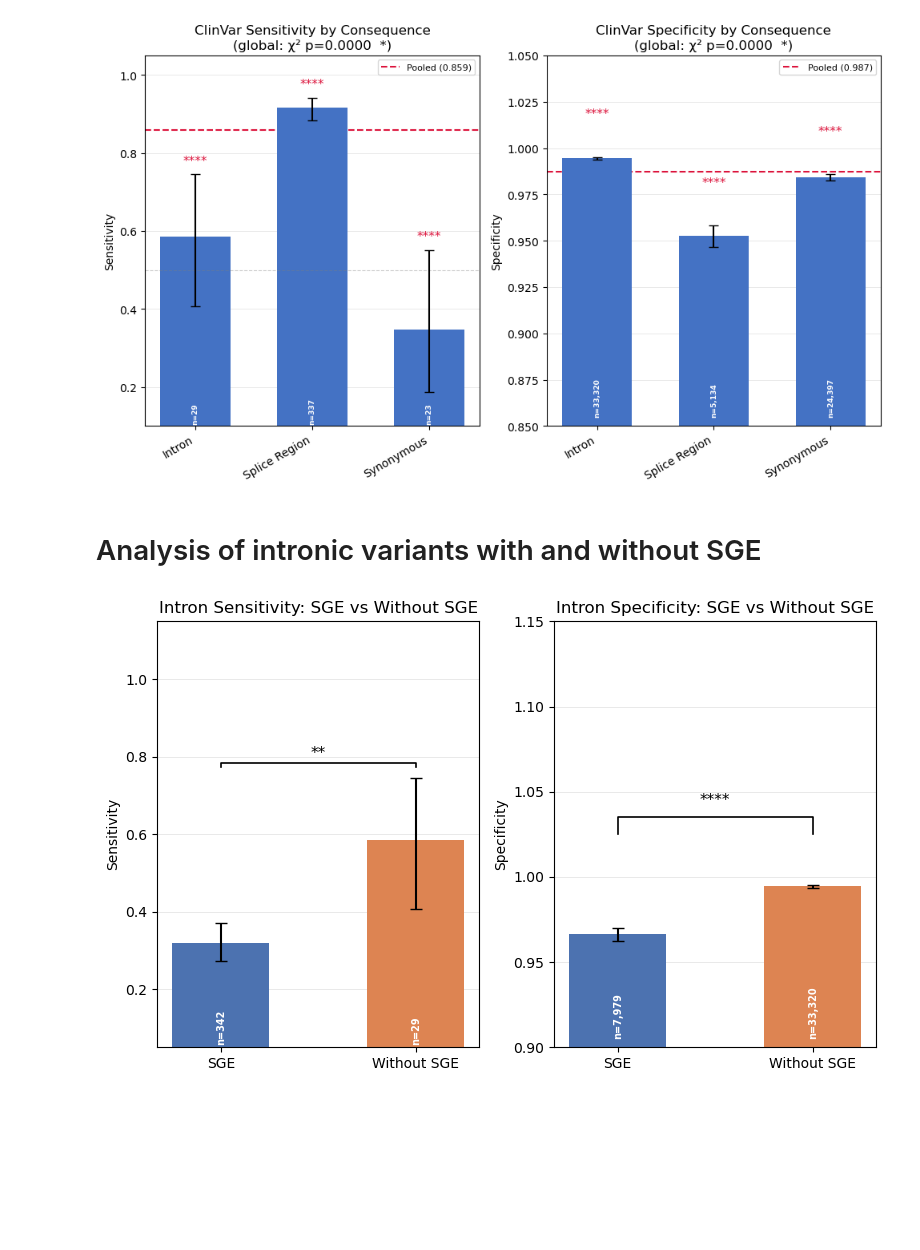
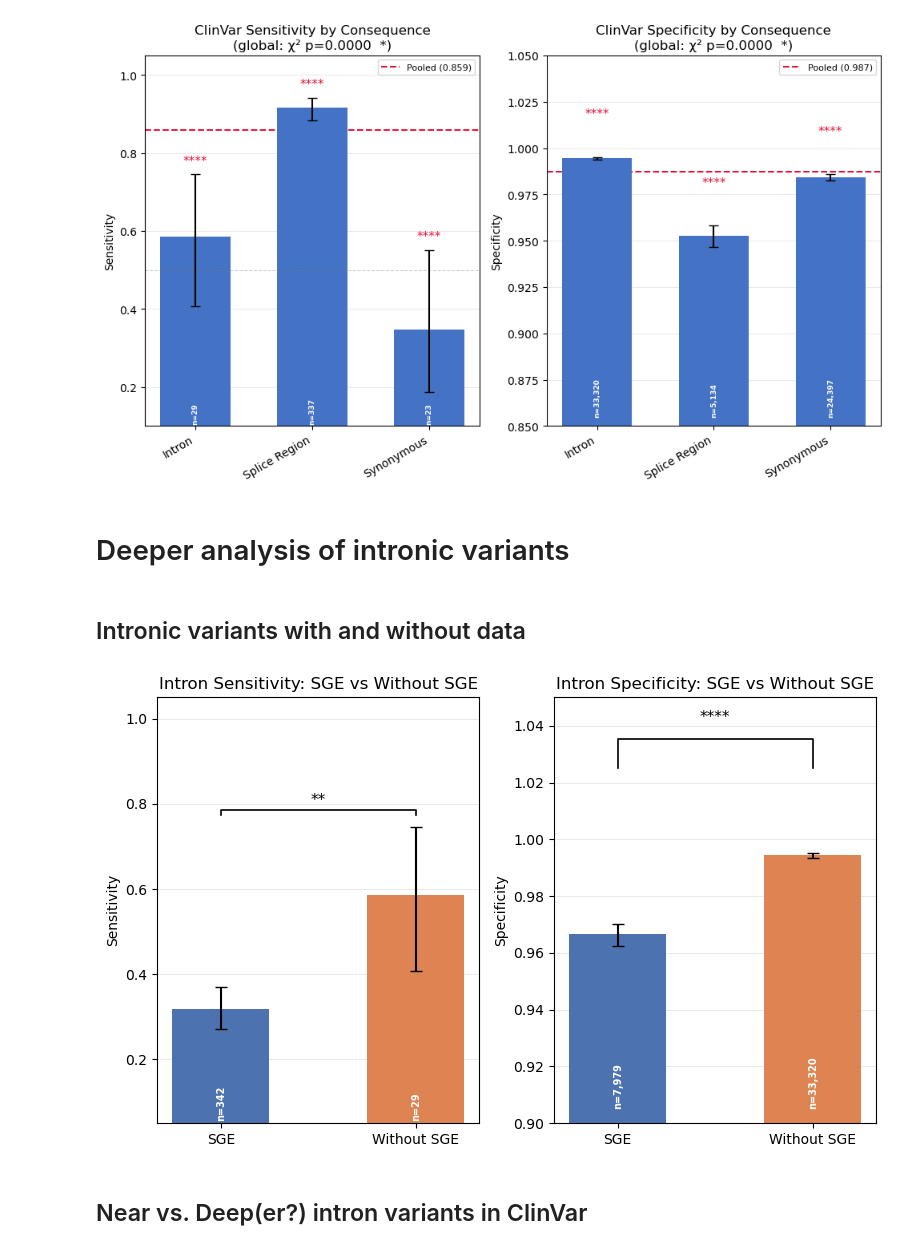
Before and after one commit to ivanw314/PillarProject_CAVA_Analysis, a Jupyter notebook: Notebooks/PP_SpliceAI_Joint_benchmarking.ipynb, the cells around one changed output. Saved outputs shown, nothing was run; the diff lists cells and outputs as text; code cells hidden in the pictures; blank space fills up the shorter version.

```diff
--- a/Notebooks/PP_SpliceAI_Joint_benchmarking.ipynb
+++ b/Notebooks/PP_SpliceAI_Joint_benchmarking.ipynb
@@ -790,7 +794,9 @@ Splice Region         0.0000         0.0000
 [figure]
 [figure]
 # %% [markdown]
-# Analysis of intronic variants with and without SGE
+# Deeper analysis of intronic variants
+# %% [markdown]
+## Intronic variants with and without data
 # %%
 # Intron variants: SGE vs without SGE (Curated + ClinVar pooled)
 
@@ -855,32 +861,34 @@ for ax, (metric, val_col, k_col, n_col, p_key) in zip(axes, specs):
     ax.errorbar(x, bars, yerr=[lo_errs, hi_errs],
                 fmt='none', color='black', capsize=4, linewidth=1.5, zorder=3)
 
     # n labels
     y_min = max(0, np.floor((min(bars) - max(lo_errs) - 0.05) * 20) / 20)
     for i, (g, n) in enumerate(zip(GROUP_ORDER,
                                     [intron_df.loc[intron_df['group']==g, n_col].iloc[0]
                                      for g in GROUP_ORDER])):
         ax.text(i, y_min + 0.005, f'n={int(n):,}',
                 ha='center', va='bottom', fontsize=7,
                 color='white', fontweight='bold', rotation=90)
 
     # Significance bracket
     if not pd.isna(p) and p < 0.05:
         bracket_y = max(b + e for b, e in zip(bars, hi_errs)) + 0.03
         ax.plot([0, 0, 1, 1], [bracket_y, bracket_y + 0.01, bracket_y + 0.01, bracket_y],
                 color='black', linewidth=1.2)
         ax.text(0.5, bracket_y + 0.015, star_label(p),
                 ha='center', va='bottom', fontsize=11)
 
     ax.set_title(f'Intron {metric.capitalize()}: SGE vs Without SGE')
     ax.set_xticks(x)
     ax.set_xticklabels(GROUP_ORDER)
     ax.set_xlabel('')
     ax.set_ylabel(metric.capitalize())
-    ax.set_ylim(y_min, 1.15)
+    ax.set_ylim(y_min, 1.05)
     ax.grid(axis='y', linewidth=0.5, alpha=0.4, zorder=0)
 
 plt.tight_layout()
 plt.show()
 # %% [output]
-[figure, old version]
+[figure, new version]
+# %% [markdown]
+## Near vs. Deep(er?) intron variants in ClinVar
```
Also changed, not shown: parts of 10 cells of this notebook.
